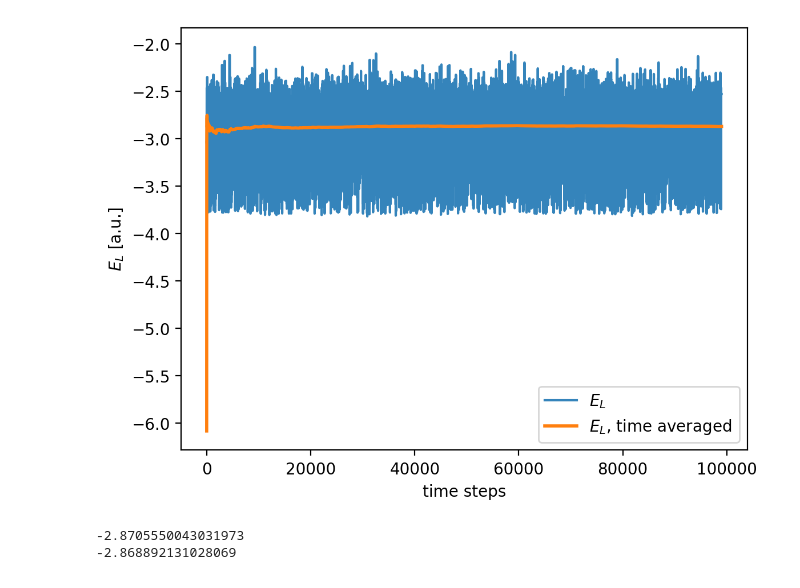
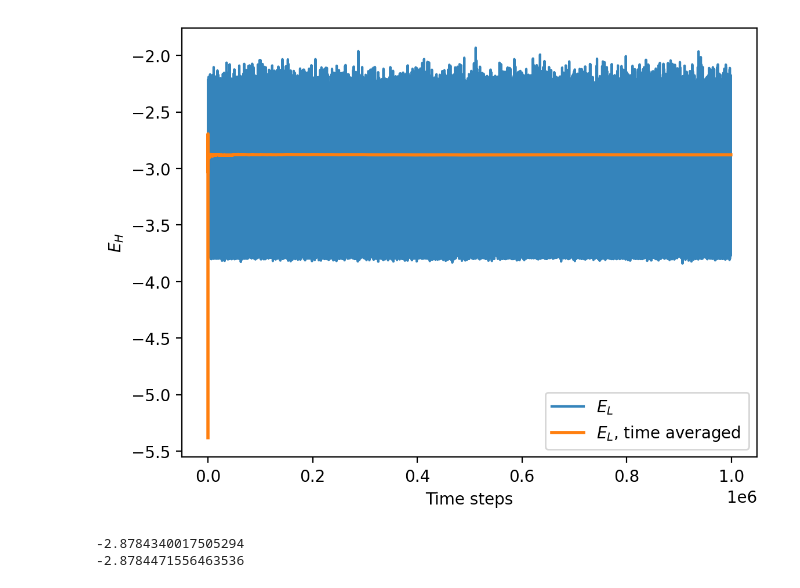
Before and after one commit to gujoh/compfys-h2b, a Jupyter notebook: plotting/task_5.ipynb, the cells around one changed output. Drawn from its saved outputs; the diff is of its cells as text; code cells hidden in the pictures.

```diff
--- a/plotting/task_5.ipynb
+++ b/plotting/task_5.ipynb
@@ -4,18 +4,18 @@ import numpy.typing as npt
 import matplotlib.pyplot as plt
 plt.rcParams['figure.dpi'] = 200
 # %%
-data = np.genfromtxt("../data/data_n100000_neq1000_alpha_0.150.csv", delimiter=",")
+data = np.genfromtxt("../data/data_n1000000_neq1000_alpha_0.150.csv", delimiter=",")
 # %%
 cum_energy = np.cumsum(data[:,-1])
 plt.plot(data[:,-1], label='$E_L$',alpha=0.9)
 plt.plot(cum_energy/(np.arange(cum_energy.shape[0])), label='$E_L$, time averaged ', linewidth=2)
-plt.xlabel('time steps')
-plt.ylabel('$E_L$ [a.u.]')
+plt.xlabel('Time steps')
+plt.ylabel('$E_H$')
 plt.legend()
 plt.show()
 print((cum_energy/(np.arange(cum_energy.shape[0])))[-1])
 print(np.mean((cum_energy/(np.arange(cum_energy.shape[0])))[20000:]))
 # %% [output]
-[figure, old version]
+[figure, new version]
--2.8705550043031973
--2.868892131028069
+-2.8784340017505294
+-2.8784471556463536
```
Also changed, not shown: 9 other files.
